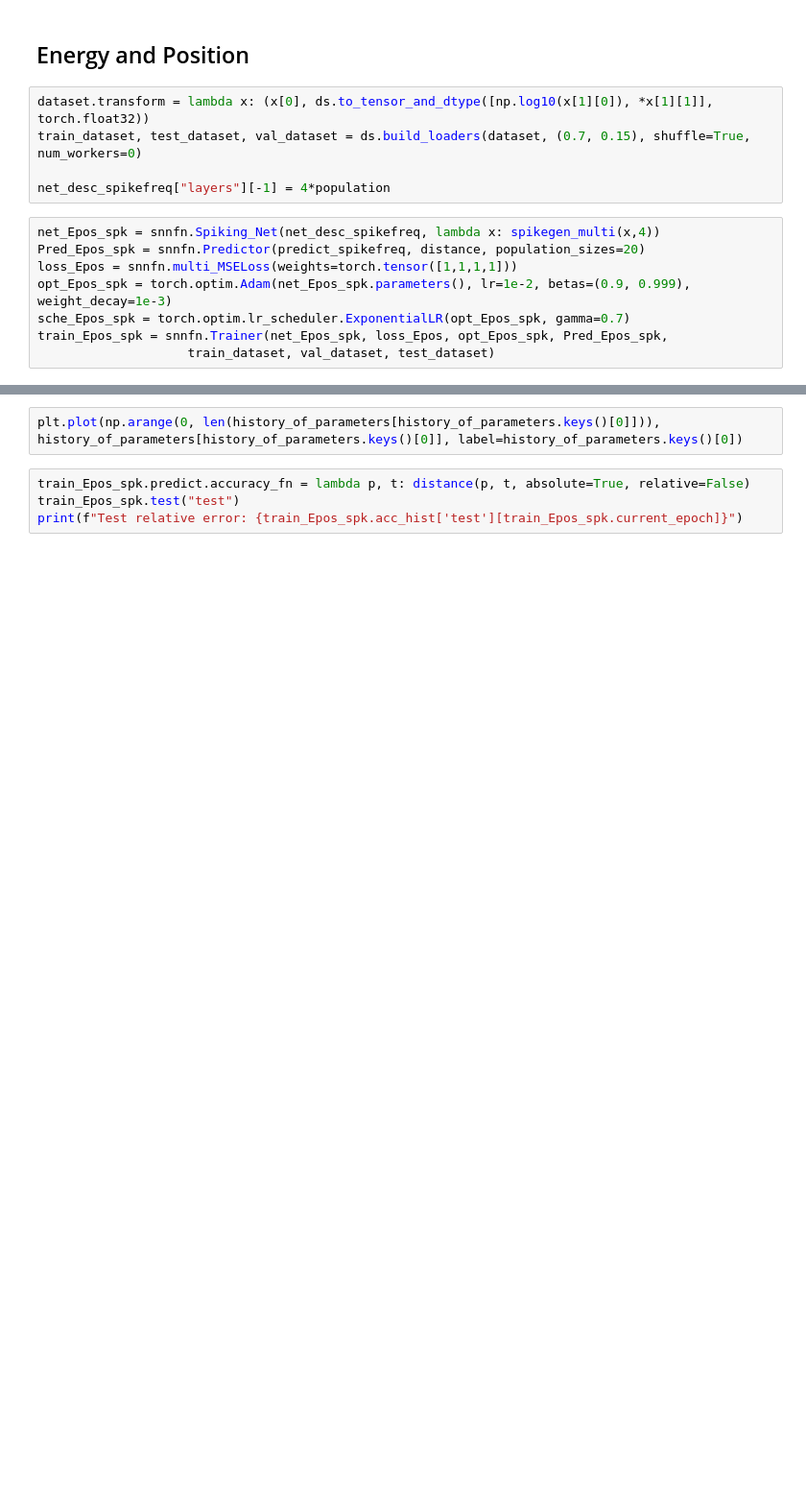
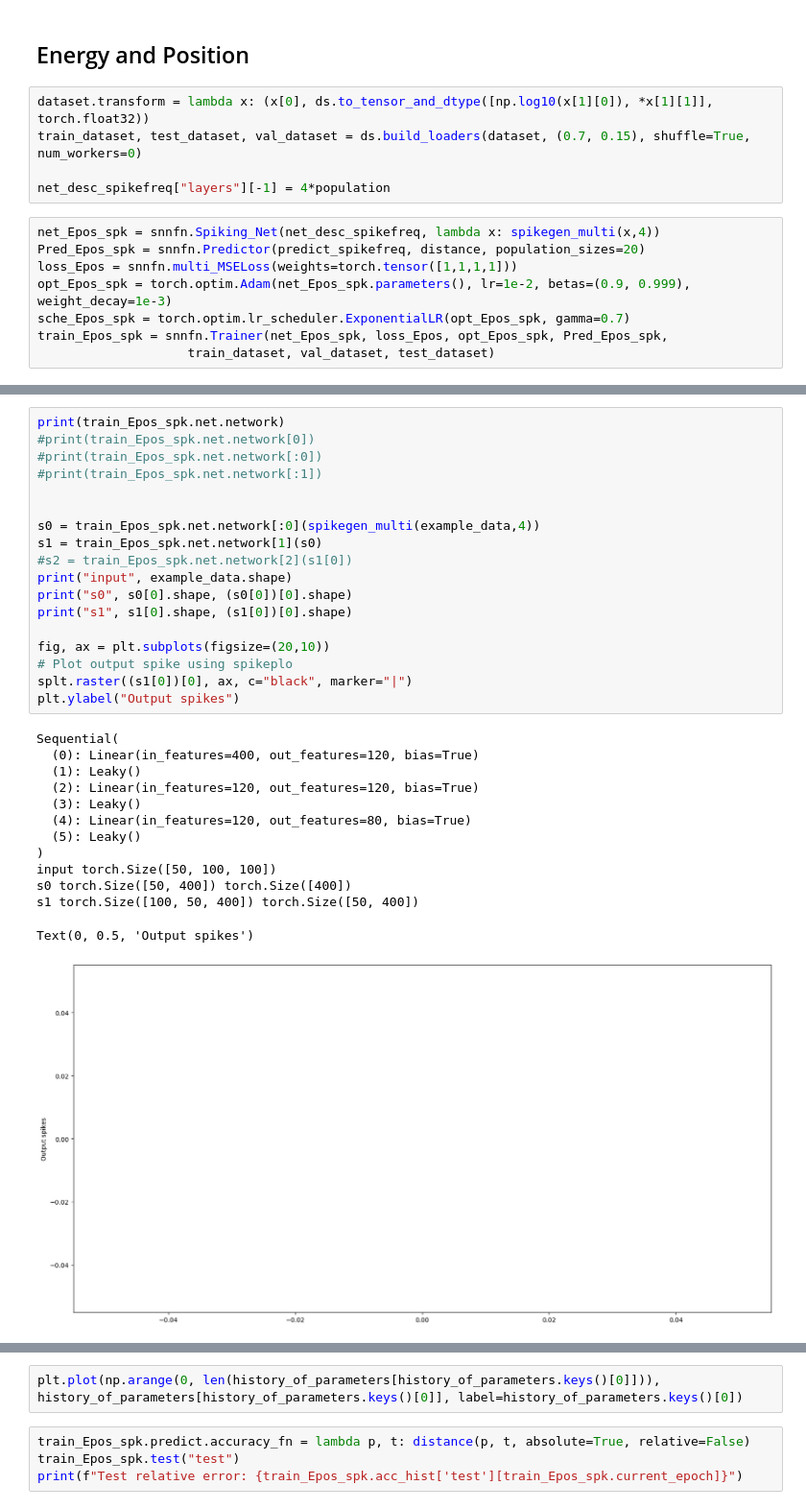
Before and after one commit to enlupi/SNN-Cal, a Jupyter notebook: SNN/SNN.ipynb, the cells around one changed output, grey strips where cells are left out. Shown: that part at 96% size. Cells and saved outputs as stored; diff of their text form; blank space fills up the shorter version.

```diff
--- a/SNN/SNN.ipynb
+++ b/SNN/SNN.ipynb
@@ -262,0 +304,32 @@ for key, item in history_of_parameters.items():
+# %%
+print(train_Epos_spk.net.network)
+#print(train_Epos_spk.net.network[0])
+#print(train_Epos_spk.net.network[:0])
+#print(train_Epos_spk.net.network[:1])
+
+
+s0 = train_Epos_spk.net.network[:0](spikegen_multi(example_data,4))
+s1 = train_Epos_spk.net.network[1](s0)
+#s2 = train_Epos_spk.net.network[2](s1[0])
+print("input", example_data.shape)
+print("s0", s0[0].shape, (s0[0])[0].shape)
+print("s1", s1[0].shape, (s1[0])[0].shape)
+
+fig, ax = plt.subplots(figsize=(20,10))
+# Plot output spike using spikeplo
+splt.raster((s1[0])[0], ax, c="black", marker="|")
+plt.ylabel("Output spikes")
+# %% [output]
+Sequential(
+  (0): Linear(in_features=400, out_features=120, bias=True)
+  (1): Leaky()
+  (2): Linear(in_features=120, out_features=120, bias=True)
+  (3): Leaky()
+  (4): Linear(in_features=120, out_features=80, bias=True)
+  (5): Leaky()
+)
+input torch.Size([50, 100, 100])
+s0 torch.Size([50, 400]) torch.Size([400])
+s1 torch.Size([100, 50, 400]) torch.Size([50, 400])
+Text(0, 0.5, 'Output spikes')
+[figure, added]
```
Also changed, not shown: parts of 10 cells of this notebook.
